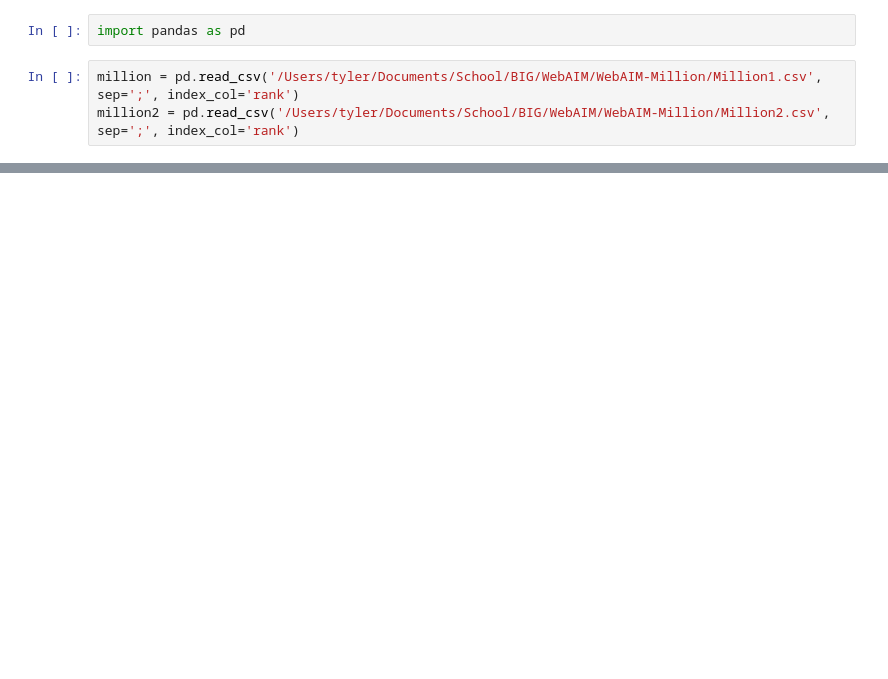
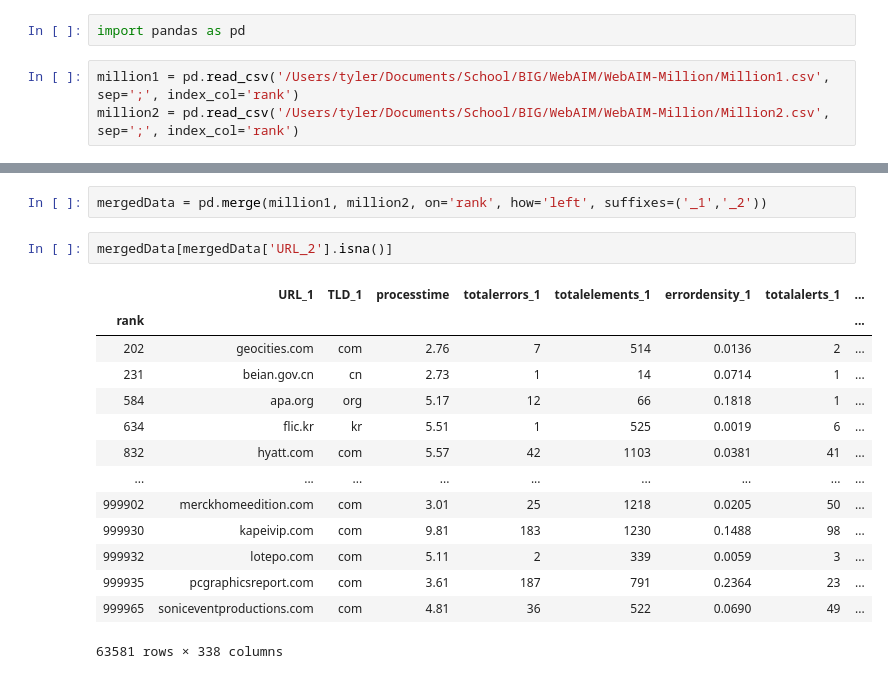
Before and after one commit to McKlayne/WebAIM-Million, a Jupyter notebook: Tyler.ipynb, the cells around one changed output, grey strips where cells are left out. Cells and saved outputs as stored; diff of their text form; blank space fills up the shorter version.

Commit message:
Updated to show what data is in Million1 and not in Million2

```diff
--- a/Tyler.ipynb
+++ b/Tyler.ipynb
@@ -1,5 +1,5 @@
 # %%
 import pandas as pd
 # %%
-million = pd.read_csv('/Users/tyler/Documents/School/BIG/WebAIM/WebAIM-Million/Million1.csv', sep=';', index_col='rank')
+million1 = pd.read_csv('/Users/tyler/Documents/School/BIG/WebAIM/WebAIM-Million/Million1.csv', sep=';', index_col='rank')
 million2 = pd.read_csv('/Users/tyler/Documents/School/BIG/WebAIM/WebAIM-Million/Million2.csv', sep=';', index_col='rank')
@@ -55,0 +52,19 @@ million2
+# %%
+mergedData = pd.merge(million1, million2, on='rank', how='left', suffixes=('_1','_2'))
+# %%
+mergedData[mergedData['URL_2'].isna()]
+# %% [output]
+|  | URL_1 | TLD_1 | processtime | totalerrors_1 | totalelements_1 | errordensity_1 | totalalerts_1 | ... |
+| rank |  |  |  |  |  |  |  | ... |
+| 202 | geocities.com | com | 2.76 | 7 | 514 | 0.0136 | 2 | ... |
+| 231 | beian.gov.cn | cn | 2.73 | 1 | 14 | 0.0714 | 1 | ... |
+| 584 | apa.org | org | 5.17 | 12 | 66 | 0.1818 | 1 | ... |
+| 634 | flic.kr | kr | 5.51 | 1 | 525 | 0.0019 | 6 | ... |
+| 832 | hyatt.com | com | 5.57 | 42 | 1103 | 0.0381 | 41 | ... |
+| ... | ... | ... | ... | ... | ... | ... | ... | ... |
+| 999902 | merckhomeedition.com | com | 3.01 | 25 | 1218 | 0.0205 | 50 | ... |
+| 999930 | kapeivip.com | com | 9.81 | 183 | 1230 | 0.1488 | 98 | ... |
+| 999932 | lotepo.com | com | 5.11 | 2 | 339 | 0.0059 | 3 | ... |
+| 999935 | pcgraphicsreport.com | com | 3.61 | 187 | 791 | 0.2364 | 23 | ... |
+| 999965 | soniceventproductions.com | com | 4.81 | 36 | 522 | 0.0690 | 49 | ... |
+63581 rows × 338 columns
```
Also changed, not shown: parts of 5 cells of this notebook.
